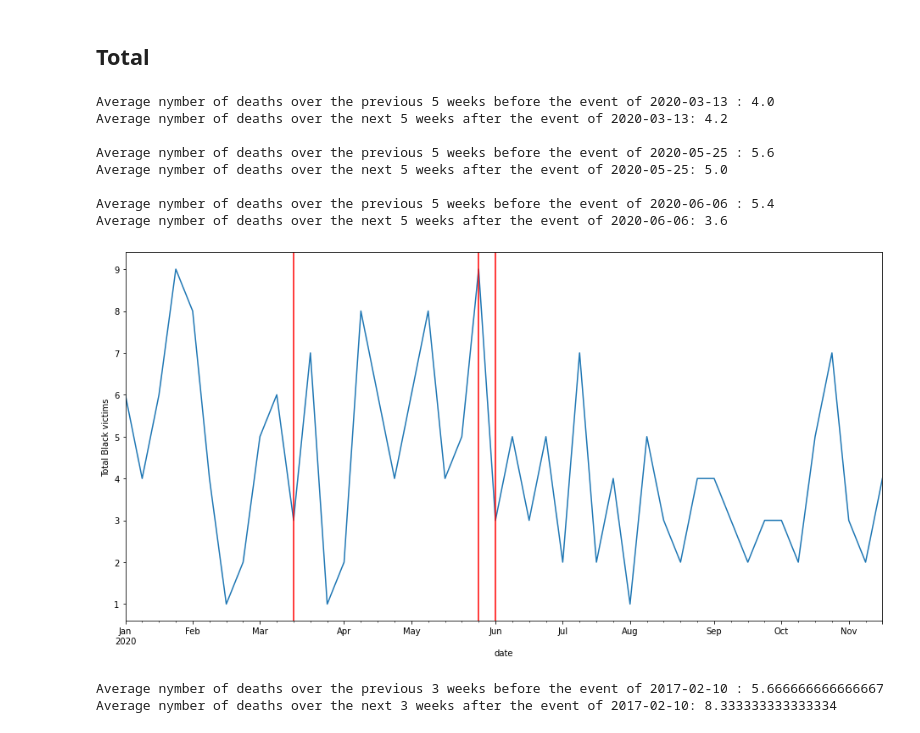
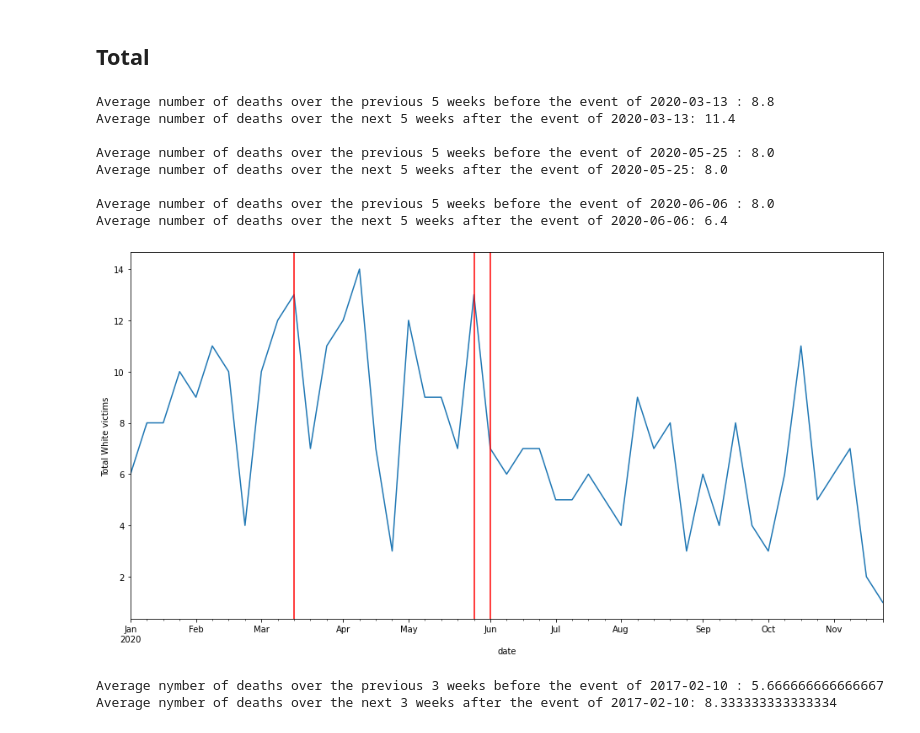
Before and after one commit to epfl-ada/ada-2020-project-milestone-p3-p3_badass, a Jupyter notebook: effect.ipynb, the cells around one changed output. Saved outputs shown, nothing was run; the diff lists cells and outputs as text; code cells hidden in the pictures.

```diff
--- a/effect.ipynb
+++ b/effect.ipynb
@@ -137,15 +141,15 @@ biggest = "2020-06-06"
 
 events = ["2013-11-02", "2014-07-17", "2014-08-09", "2015-04-12", "2015-11-16", "2015-11-24", "2016-07-05", b_taylor, g_floyd, biggest]
 # %%
-blm_march_influence(df, "2020", events[7:], 5, minority="Black")
+blm_march_influence(df, "2020", events[7:], 5, minority="White")
 # %% [output]
-Average nymber of deaths over the previous 5 weeks before the event of 2020-03-13 : 4.0
-Average nymber of deaths over the next 5 weeks after the event of 2020-03-13: 4.2
+Average number of deaths over the previous 5 weeks before the event of 2020-03-13 : 8.8
+Average number of deaths over the next 5 weeks after the event of 2020-03-13: 11.4
 
-Average nymber of deaths over the previous 5 weeks before the event of 2020-05-25 : 5.6
-Average nymber of deaths over the next 5 weeks after the event of 2020-05-25: 5.0
+Average number of deaths over the previous 5 weeks before the event of 2020-05-25 : 8.0
+Average number of deaths over the next 5 weeks after the event of 2020-05-25: 8.0
 
-Average nymber of deaths over the previous 5 weeks before the event of 2020-06-06 : 5.4
-Average nymber of deaths over the next 5 weeks after the event of 2020-06-06: 3.6
+Average number of deaths over the previous 5 weeks before the event of 2020-06-06 : 8.0
+Average number of deaths over the next 5 weeks after the event of 2020-06-06: 6.4
-[figure, old version]
+[figure, new version]
 # %%
```
Also changed, not shown: parts of 3 cells of this notebook.
